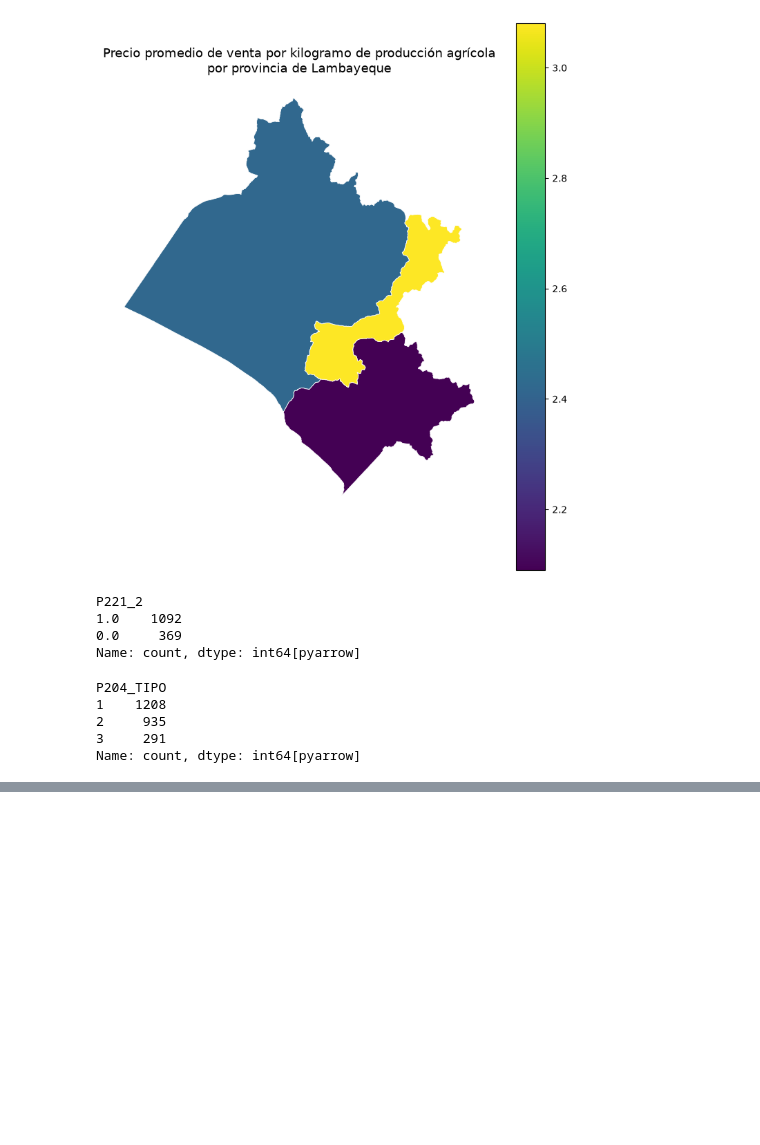
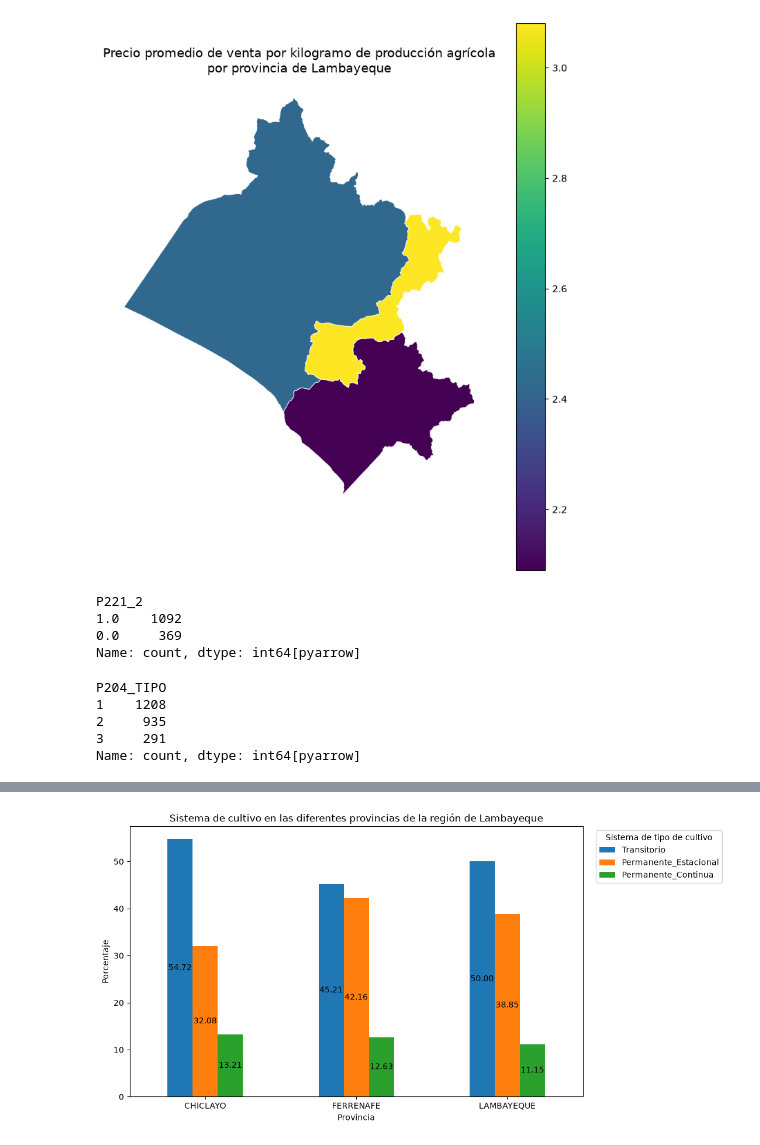
Before and after one commit to matiasrg/Proyecto-PCDA, a Jupyter notebook: scripts/02_CAP200AB.ipynb, the cells around one changed output, grey strips where cells are left out. Drawn from its saved outputs; the diff is of its cells as text; code cells hidden in the pictures; blank space fills up the shorter version.

```diff
--- a/scripts/02_CAP200AB.ipynb
+++ b/scripts/02_CAP200AB.ipynb
@@ -421,0 +426,13 @@ resumen_tipo_cultivo_lam.head()
+# %%
+resumen_tipo_cultivo_lam = pd.crosstab(
+    df_lambayeque["NOMBREPV"],
+    df_lambayeque["P204_TIPO"],
+    normalize = "index",
+)*100
+resumen_tipo_cultivo_lam = resumen_tipo_cultivo_lam.round(2)
+resumen_tipo_cultivo_lam = resumen_tipo_cultivo_lam.rename(columns={
+    "1": "Transitorio",
+    "2": "Permanente_Estacional",
+    "3": "Permanente_Continua"
+})
+resumen_tipo_cultivo_lam
@@ -421,0 +445,27 @@ resumen_tipo_cultivo_lam.head()
+# %%
+gr_reg_tipo_lam = resumen_tipo_cultivo_lam.plot(
+    kind = "bar",
+    stacked = False,
+    figsize = (10, 6)
+)
+gr_reg_tipo_lam.set_title("Sistema de cultivo en las diferentes provincias de la región de Lambayeque")
+gr_reg_tipo_lam.set_xlabel("Provincia")
+gr_reg_tipo_lam.set_ylabel("Porcentaje")
+
+gr_reg_tipo_lam.legend(
+    title = "Sistema de tipo de cultivo",
+    bbox_to_anchor = (1.02, 1),
+    loc = "upper left"
+)
+
+for container in gr_reg_tipo_lam.containers:
+    gr_reg_tipo_lam.bar_label(
+        container,
+        fmt = "%.2f",
+        label_type = "center",
+        fontsize = 10
+    )
+plt.xticks(rotation = 0)
+plt.show()
+# %% [output]
+[figure, added]
```
Also changed, not shown: parts of 14 cells of this notebook, 2 other files.
